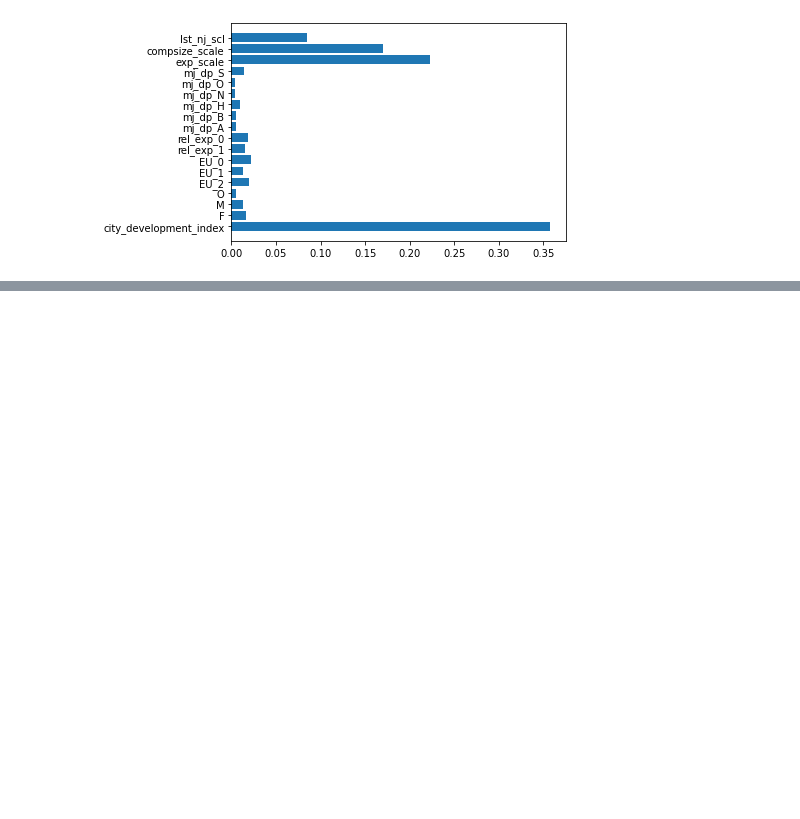
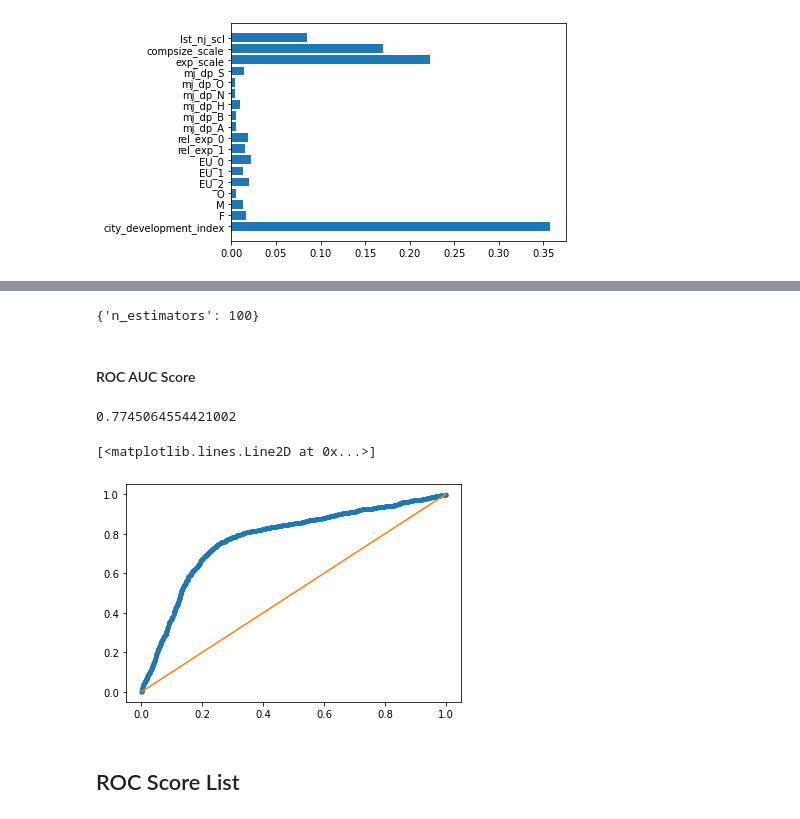
Before and after one commit to mcsiva/Python, a Jupyter notebook: Classification_HR_train_CV.ipynb, the cells around one changed output, grey strips where cells are left out. Saved outputs shown, nothing was run; the diff lists cells and outputs as text; code cells hidden in the pictures; blank space fills up the shorter version.

```diff
--- a/Classification_HR_train_CV.ipynb
+++ b/Classification_HR_train_CV.ipynb
@@ -224,0 +346,6 @@ score_dict
+# %%
+params = {'n_estimators': [100, 300, 500, 750, 1000]}
+
+XGB_CV = GridSearchCV( XGBRegressor(learning_rate = 0.05 ), params, cv=5)
+
+XGB_CV.fit(X_train, y_train, early_stopping_rounds = 5, eval_set = [(X_test, y_test)], verbose=False)
@@ -224,0 +370,27 @@ score_dict
+# %%
+XGB_CV.best_params_
+# %% [output]
+{'n_estimators': 100}
+# %%
+XGB_model = XGBRegressor(n_estimators = 100)
+
+XGB_model.fit(X_train, y_train)
+
+y_pred_XGB = XGB_model.predict(X_test)
+# %% [markdown]
+#### ROC AUC Score
+# %%
+ras_XGB = roc_auc_score(y_test, y_pred_XG)
+
+print(ras_XGB)
+
+fpr_XGB, tpr_XGB, thr_XGB = roc_curve(y_test, y_pred_XGB)
+
+plt.plot(fpr_XGB, tpr_XGB, marker ='.')
+plt.plot([0,1],[0,1])
+# %% [output]
+0.7745064554421002
+[<matplotlib.lines.Line2D at 0x...>]
+[figure, added]
+# %% [markdown]
+## ROC Score List
```
Also changed, not shown: parts of 26 cells of this notebook.
